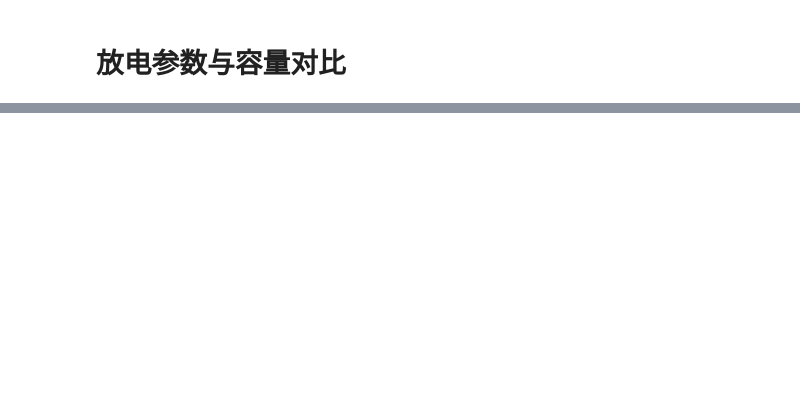
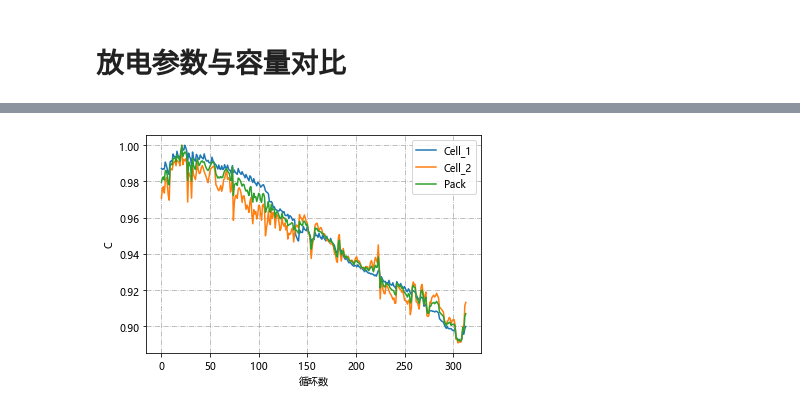
Before and after one commit to ShixiangLi/battery_predict, a Jupyter notebook: figs.ipynb, the cells around one changed output, grey strips where cells are left out. Cells and saved outputs as stored; diff of their text form; code cells hidden in the pictures; blank space fills up the shorter version.

```diff
--- a/figs.ipynb
+++ b/figs.ipynb
@@ -330,0 +447,11 @@ plt.savefig('E:\\毕业设计\\毕业\\V0\\figs\\第五章\\容量_温度方差.
+# %%
+plt.plot(Cell_1,label='Cell_1')
+plt.plot(Cell_2,label='Cell_2')
+plt.plot(Pack,label='Pack')
+plt.grid(linestyle='-.')
+plt.legend()
+plt.xlabel('循环数')
+plt.ylabel('C')
+plt.savefig('E:\\毕业设计\\毕业\\V0\\figs\\第五章\\多状态划分.png',dpi=600)
+# %% [output]
+[figure, added]
```
Also changed, not shown: parts of 48 cells of this notebook, 1 other file.
